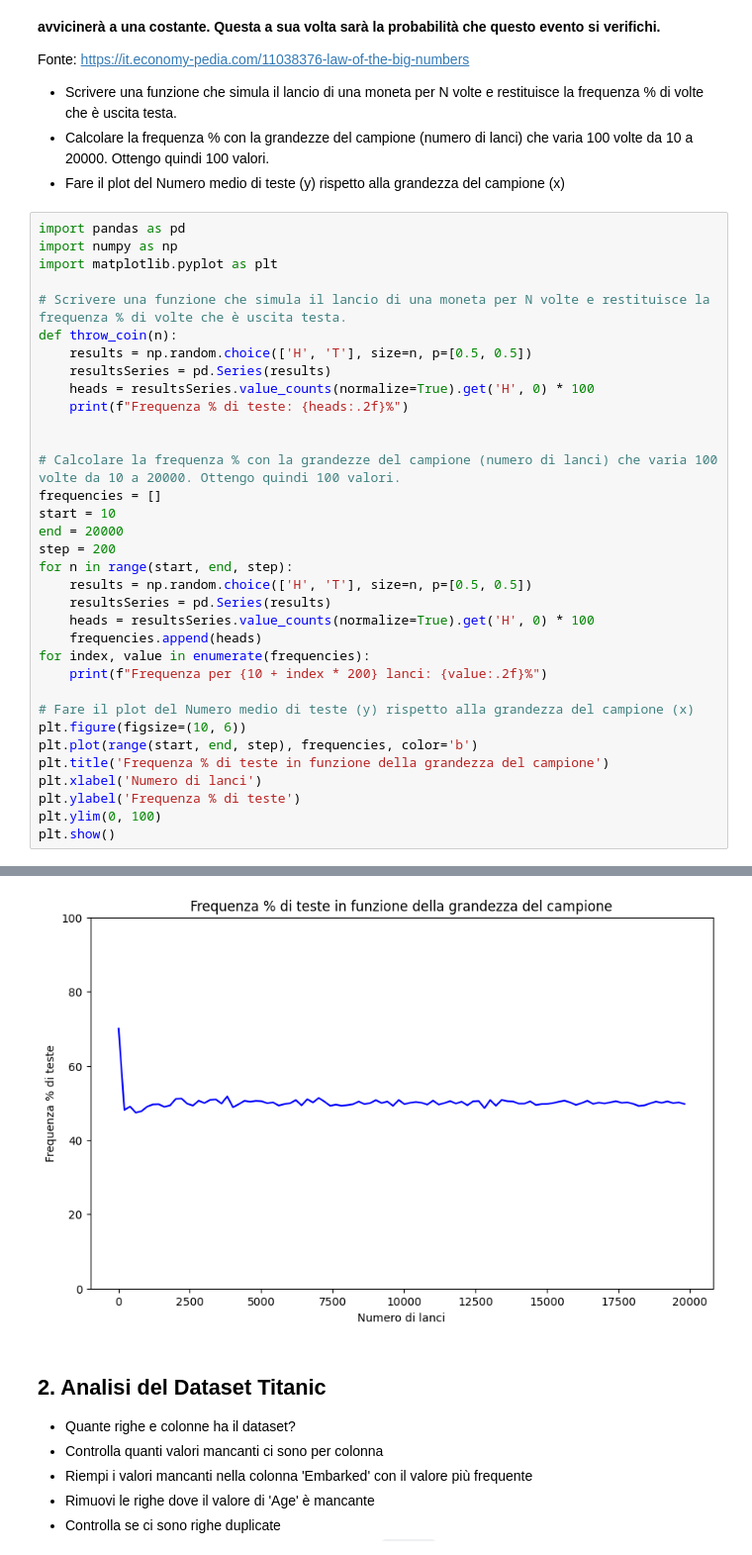
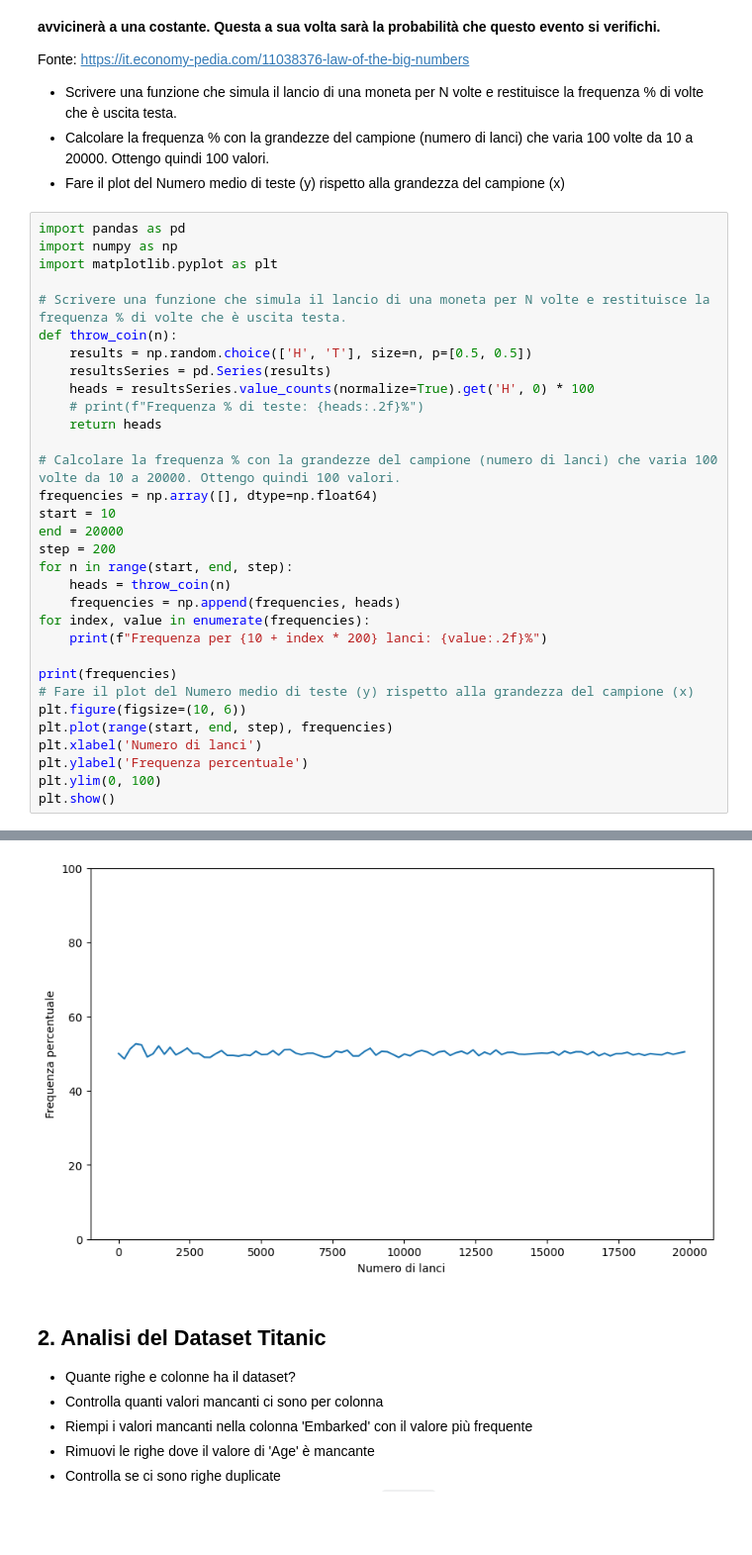
Before and after one commit to sanfix203/esercizi_ProgrammingLabII, a Jupyter notebook: 4_Esercizi_lez_4.ipynb, the cells around one changed output, grey strips where cells are left out. Shown: that part at 99% size. Saved outputs shown, nothing was run; the diff lists cells and outputs as text; blank space fills up the shorter version.

```diff
--- a/4_Esercizi_lez_4.ipynb
+++ b/4_Esercizi_lez_4.ipynb
@@ -20,28 +20,26 @@ def throw_coin(n):
     results = np.random.choice(['H', 'T'], size=n, p=[0.5, 0.5])
     resultsSeries = pd.Series(results)
     heads = resultsSeries.value_counts(normalize=True).get('H', 0) * 100
-    print(f"Frequenza % di teste: {heads:.2f}%")
-
+    # print(f"Frequenza % di teste: {heads:.2f}%")
+    return heads
 
 # Calcolare la frequenza % con la grandezze del campione (numero di lanci) che varia 100 volte da 10 a 20000. Ottengo quindi 100 valori.
-frequencies = []
+frequencies = np.array([], dtype=np.float64)
 start = 10
 end = 20000
 step = 200
 for n in range(start, end, step):
-    results = np.random.choice(['H', 'T'], size=n, p=[0.5, 0.5])
-    resultsSeries = pd.Series(results)
-    heads = resultsSeries.value_counts(normalize=True).get('H', 0) * 100
-    frequencies.append(heads)
+    heads = throw_coin(n)
+    frequencies = np.append(frequencies, heads)
 for index, value in enumerate(frequencies):
     print(f"Frequenza per {10 + index * 200} lanci: {value:.2f}%")
 
+print(frequencies)
 # Fare il plot del Numero medio di teste (y) rispetto alla grandezza del campione (x)
 plt.figure(figsize=(10, 6))
-plt.plot(range(start, end, step), frequencies, color='b')
-plt.title('Frequenza % di teste in funzione della grandezza del campione')
+plt.plot(range(start, end, step), frequencies)
 plt.xlabel('Numero di lanci')
-plt.ylabel('Frequenza % di teste')
+plt.ylabel('Frequenza percentuale')
 plt.ylim(0, 100)
 plt.show()
 # %% [output]
@@ -65,4 +63,4 @@ Frequenza per 19810 lanci: 49.70%
-[figure, old version]
+[figure, new version]
 # %% [markdown]
 ## 2. Analisi del Dataset Titanic
 - Quante righe e colonne ha il dataset?
```
Also changed, not shown: parts of 2 cells of this notebook, 1 other file.
